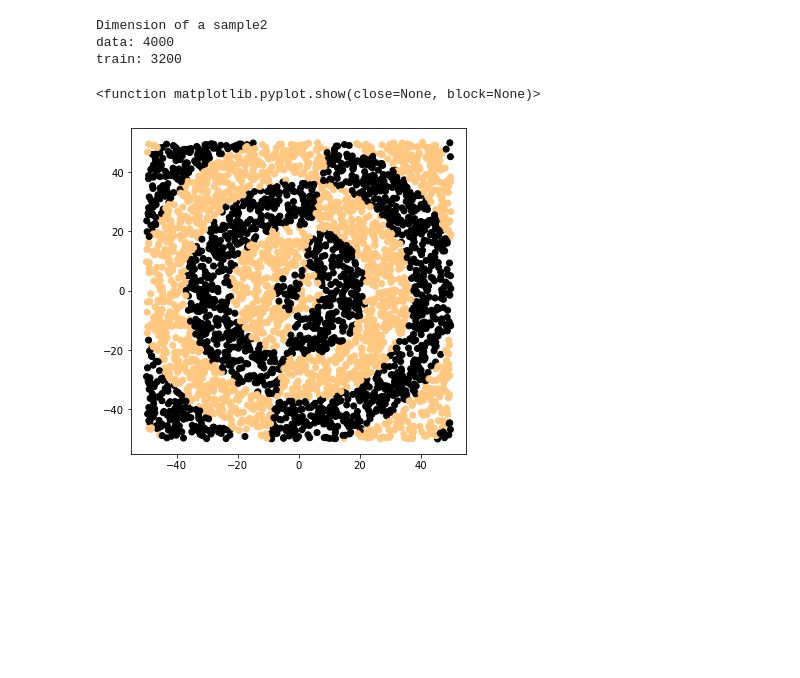
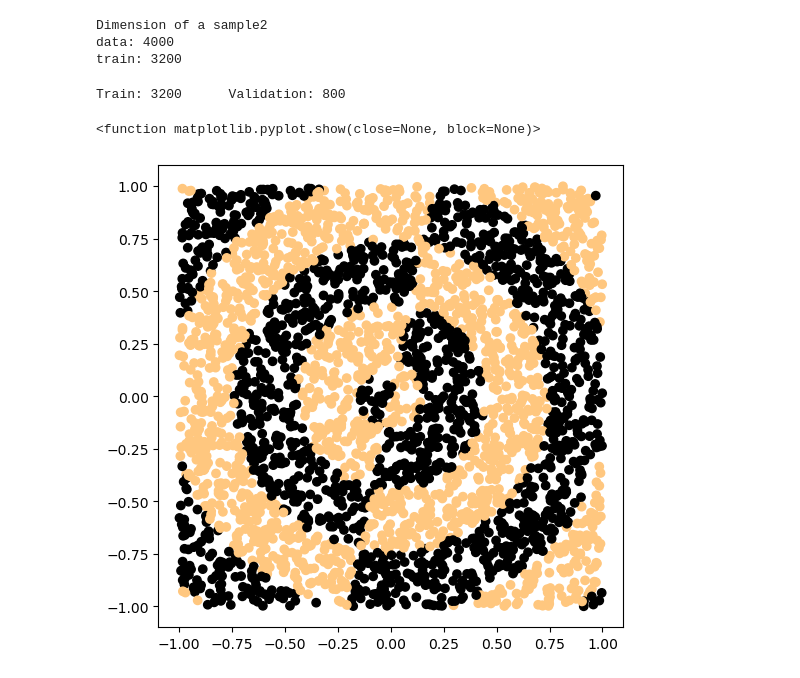
Before and after one commit to threeblueonebrowneyes/lcpb-homework, a Jupyter notebook: HW_01/ex_1.ipynb, the cells around one changed output. Saved outputs shown, nothing was run; the diff lists cells and outputs as text; code cells hidden in the pictures; blank space fills up the shorter version.

```diff
--- a/HW_01/ex_1.ipynb
+++ b/HW_01/ex_1.ipynb
@@ -443,10 +441,23 @@ print(f'data: {N}\ntrain: {N_train}')
 Dimension of a sample2
 data: 4000
 train: 3200
+# %%
+### Split training and test data
+(x_train, y_train) = (x[0:N_train],y[0:N_train]) #they are already shuffle
+(x_valid, y_valid) = (x[N_train:],y[N_train:])
+print("Train:",len(x_train),"\t Validation:",len(x_valid))
+# %% [output]
+Train: 3200      Validation: 800
+# %%
+def Rescale(x):
+    return x/50 #the number goes from -50 to 50, so we put them between -1 and 1 to use the non linearity
+
+x_train = Rescale(x_train)
+x_valid = Rescale(x_valid)
 # %%
 plt.figure(figsize = (6,6))
-plt.scatter(x[:,0],x[:,1],c=y)
+plt.scatter(x_train[:,0],x_train[:,1],c=y_train)
 plt.show
 # %% [output]
 <function matplotlib.pyplot.show(close=None, block=None)>
-[figure, old version]
+[figure, new version]
```
Also changed, not shown: parts of 19 cells of this notebook.
